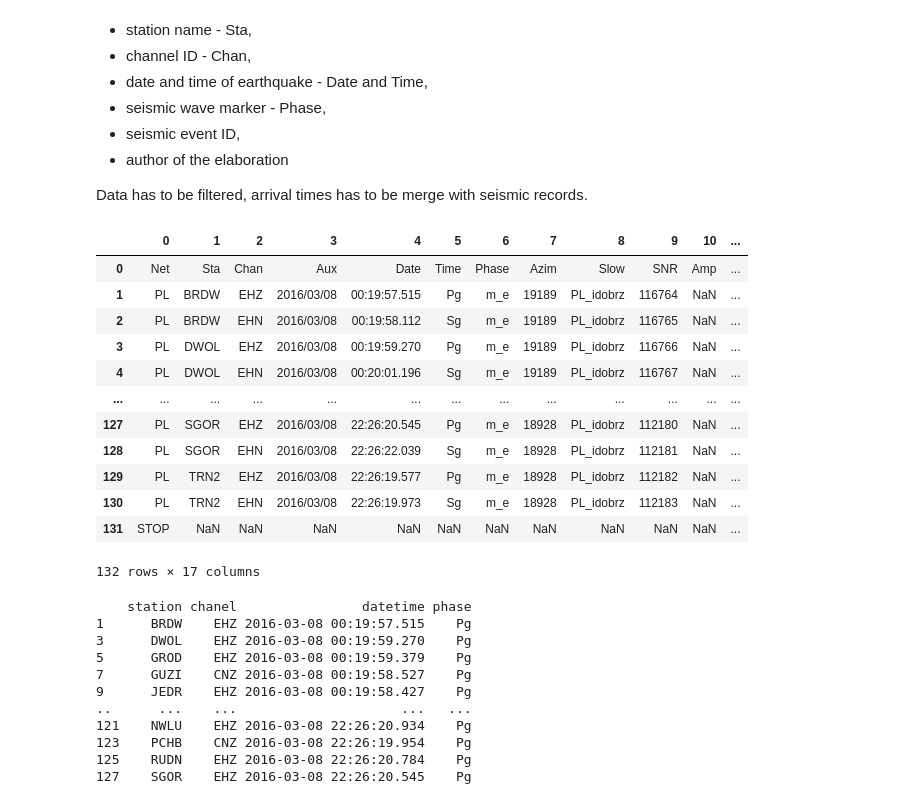
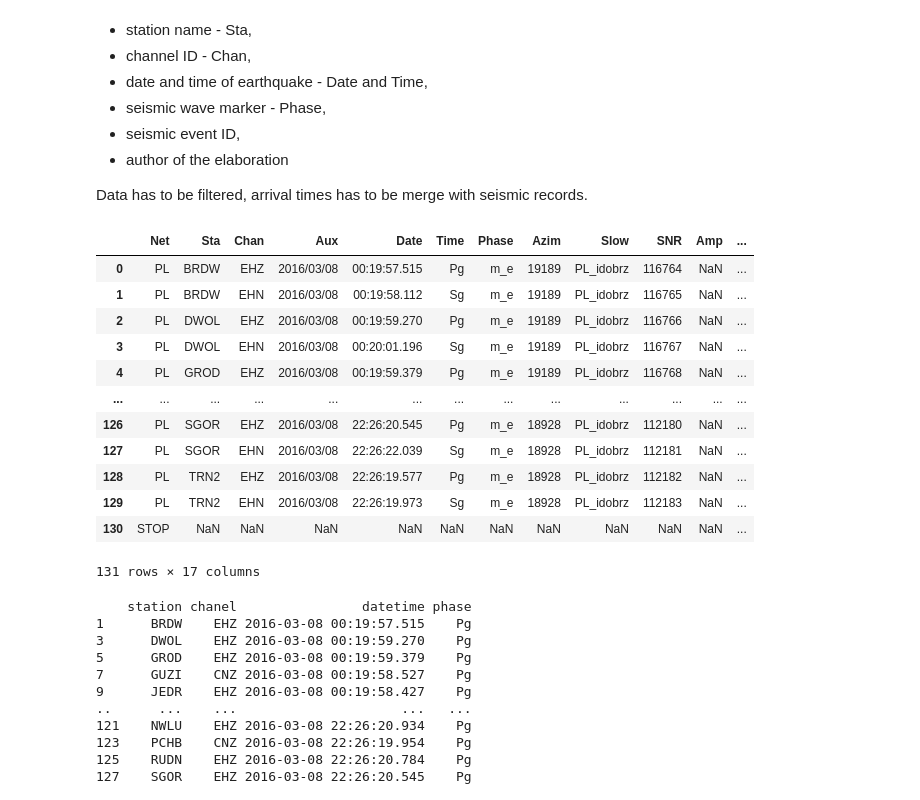
Before and after one commit to AlicjaCaputa/PROJECT_DataScience, a Jupyter notebook: auto-detection_tool_DS_PROJECT.ipynb, the cells around one changed output. Drawn from its saved outputs; the diff is of its cells as text; code cells hidden in the pictures.

```diff
--- a/auto-detection_tool_DS_PROJECT.ipynb
+++ b/auto-detection_tool_DS_PROJECT.ipynb
@@ -150,29 +155,29 @@ Data has to be filtered, arrival times has to be merge with seismic records.
 # %%
 ## -- sample of seismic signal in form of one day record from GROD station: -- ##
 
 work_dir = os.path.abspath('.')
 data_dir = os.path.abspath('..')
 data_8_dir = data_dir+'\\08_03_2016\\'
 list_file = os.listdir(data_8_dir)[:-1]
 list_file.sort()
 
 picks = pd.read_csv(data_8_dir+list_file[-1], sep=" ", skiprows=5,
-                    skipinitialspace=True, header=None)
+                    skipinitialspace=True, header=0)
 picks
 # %% [output]
-|  | 0 | 1 | 2 | 3 | 4 | 5 | 6 | 7 | 8 | 9 | 10 | ... |
-| 0 | Net | Sta | Chan | Aux | Date | Time | Phase | Azim | Slow | SNR | Amp | ... |
-| 1 | PL | BRDW | EHZ | 2016/03/08 | 00:19:57.515 | Pg | m_e | 19189 | PL_idobrz | 116764 | NaN | ... |
-| 2 | PL | BRDW | EHN | 2016/03/08 | 00:19:58.112 | Sg | m_e | 19189 | PL_idobrz | 116765 | NaN | ... |
-| 3 | PL | DWOL | EHZ | 2016/03/08 | 00:19:59.270 | Pg | m_e | 19189 | PL_idobrz | 116766 | NaN | ... |
-| 4 | PL | DWOL | EHN | 2016/03/08 | 00:20:01.196 | Sg | m_e | 19189 | PL_idobrz | 116767 | NaN | ... |
+|  | Net | Sta | Chan | Aux | Date | Time | Phase | Azim | Slow | SNR | Amp | ... |
+| 0 | PL | BRDW | EHZ | 2016/03/08 | 00:19:57.515 | Pg | m_e | 19189 | PL_idobrz | 116764 | NaN | ... |
+| 1 | PL | BRDW | EHN | 2016/03/08 | 00:19:58.112 | Sg | m_e | 19189 | PL_idobrz | 116765 | NaN | ... |
+| 2 | PL | DWOL | EHZ | 2016/03/08 | 00:19:59.270 | Pg | m_e | 19189 | PL_idobrz | 116766 | NaN | ... |
+| 3 | PL | DWOL | EHN | 2016/03/08 | 00:20:01.196 | Sg | m_e | 19189 | PL_idobrz | 116767 | NaN | ... |
+| 4 | PL | GROD | EHZ | 2016/03/08 | 00:19:59.379 | Pg | m_e | 19189 | PL_idobrz | 116768 | NaN | ... |
 | ... | ... | ... | ... | ... | ... | ... | ... | ... | ... | ... | ... | ... |
-| 127 | PL | SGOR | EHZ | 2016/03/08 | 22:26:20.545 | Pg | m_e | 18928 | PL_idobrz | 112180 | NaN | ... |
-| 128 | PL | SGOR | EHN | 2016/03/08 | 22:26:22.039 | Sg | m_e | 18928 | PL_idobrz | 112181 | NaN | ... |
-| 129 | PL | TRN2 | EHZ | 2016/03/08 | 22:26:19.577 | Pg | m_e | 18928 | PL_idobrz | 112182 | NaN | ... |
-| 130 | PL | TRN2 | EHN | 2016/03/08 | 22:26:19.973 | Sg | m_e | 18928 | PL_idobrz | 112183 | NaN | ... |
-| 131 | STOP | NaN | NaN | NaN | NaN | NaN | NaN | NaN | NaN | NaN | NaN | ... |
+| 126 | PL | SGOR | EHZ | 2016/03/08 | 22:26:20.545 | Pg | m_e | 18928 | PL_idobrz | 112180 | NaN | ... |
+| 127 | PL | SGOR | EHN | 2016/03/08 | 22:26:22.039 | Sg | m_e | 18928 | PL_idobrz | 112181 | NaN | ... |
+| 128 | PL | TRN2 | EHZ | 2016/03/08 | 22:26:19.577 | Pg | m_e | 18928 | PL_idobrz | 112182 | NaN | ... |
+| 129 | PL | TRN2 | EHN | 2016/03/08 | 22:26:19.973 | Sg | m_e | 18928 | PL_idobrz | 112183 | NaN | ... |
+| 130 | STOP | NaN | NaN | NaN | NaN | NaN | NaN | NaN | NaN | NaN | NaN | ... |
-132 rows × 17 columns
+131 rows × 17 columns
 # %%
 ## -- data filtration and removal of useless information e.g. markers of S waves -- ##
 
```
Also changed, not shown: parts of 34 cells of this notebook.
